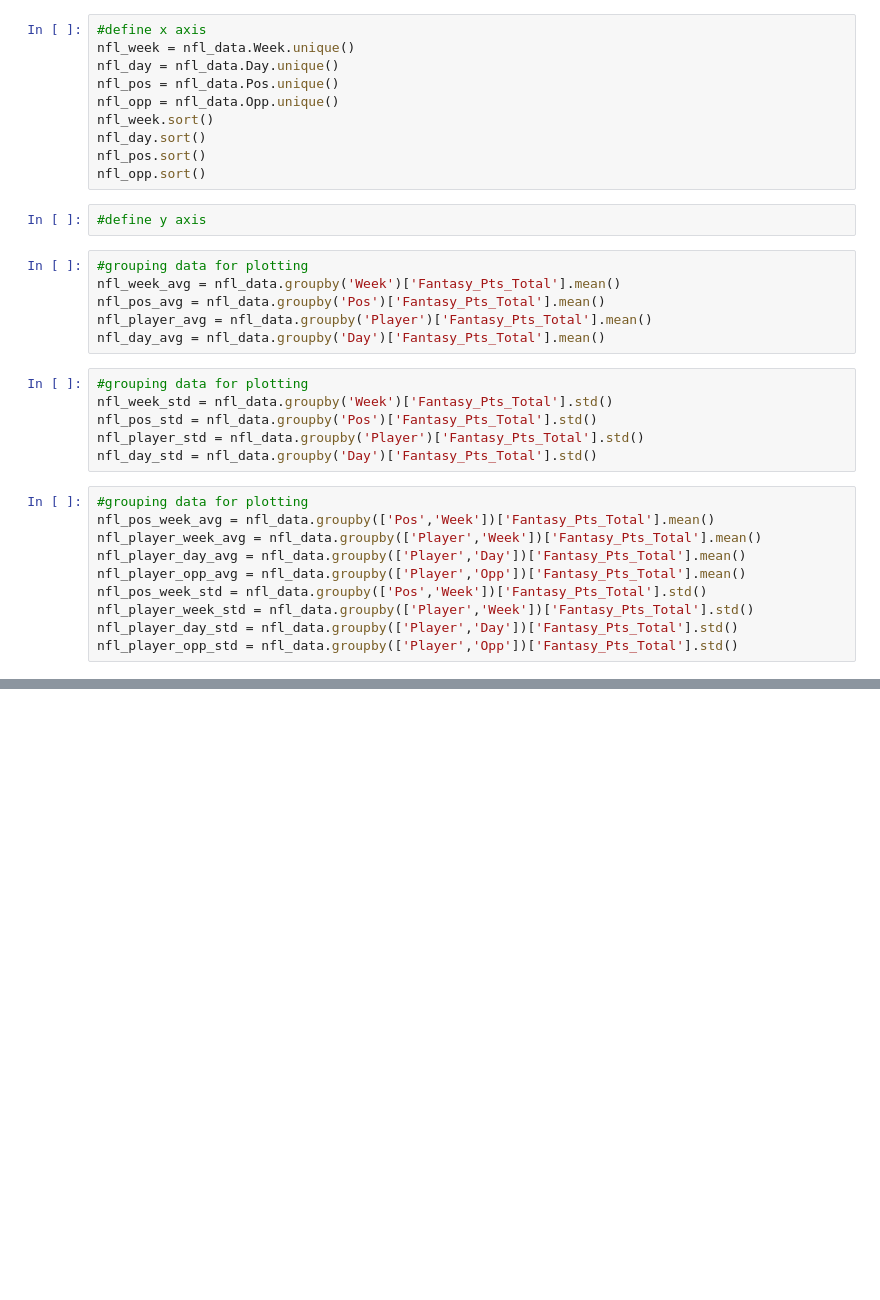
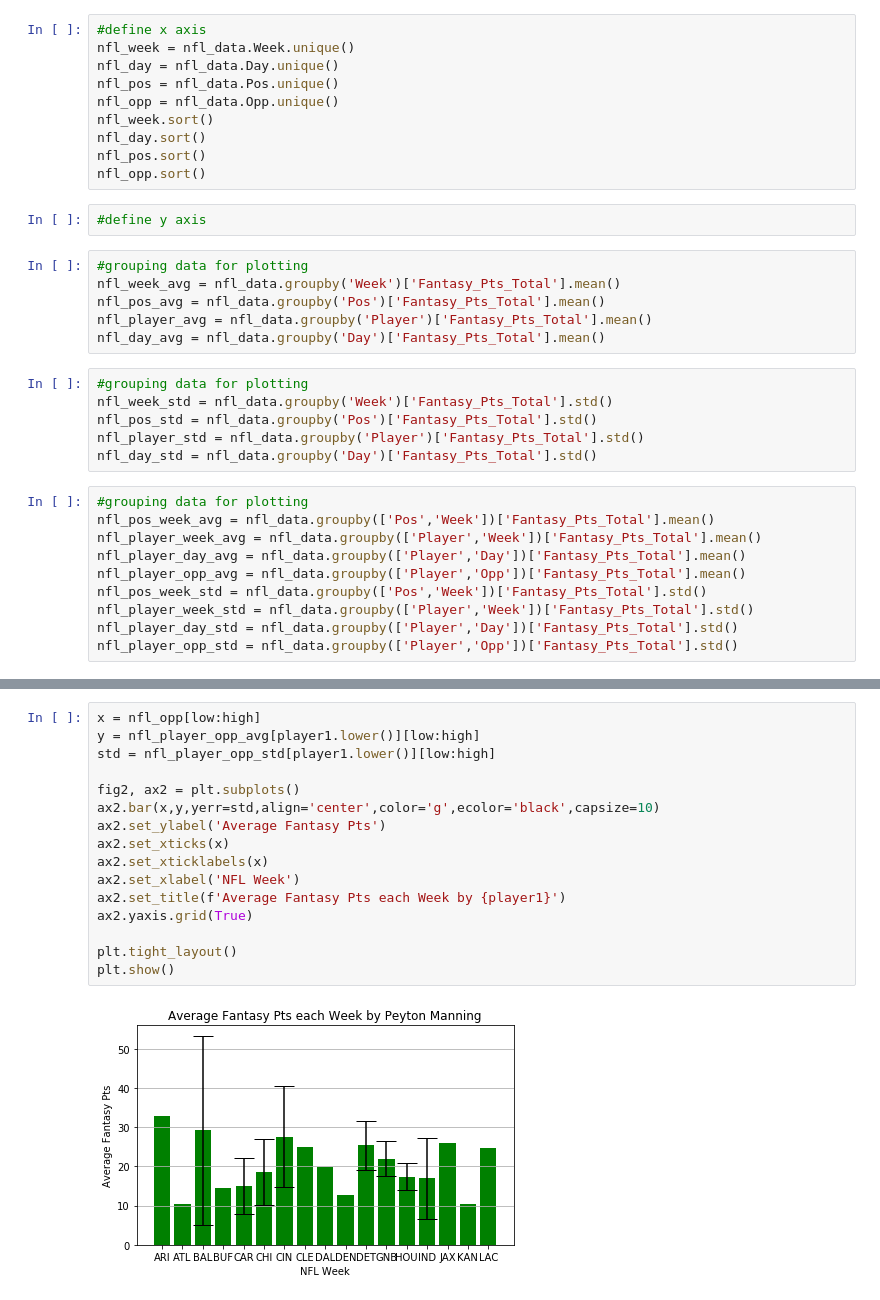
Before and after one commit to cuddebtj/Final-Project, a Jupyter notebook: NFL Data.ipynb, the cells around one changed output, grey strips where cells are left out. Saved outputs shown, nothing was run; the diff lists cells and outputs as text; blank space fills up the shorter version.

```diff
--- a/NFL Data.ipynb
+++ b/NFL Data.ipynb
@@ -149,0 +179,18 @@ plt.show()
+# %%
+x = nfl_opp[low:high]
+y = nfl_player_opp_avg[player1.lower()][low:high]
+std = nfl_player_opp_std[player1.lower()][low:high]
+
+fig2, ax2 = plt.subplots()
+ax2.bar(x,y,yerr=std,align='center',color='g',ecolor='black',capsize=10)
+ax2.set_ylabel('Average Fantasy Pts')
+ax2.set_xticks(x)
+ax2.set_xticklabels(x)
+ax2.set_xlabel('NFL Week')
+ax2.set_title(f'Average Fantasy Pts each Week by {player1}')
+ax2.yaxis.grid(True)
+
+plt.tight_layout()
+plt.show()
+# %% [output]
+[figure, added]
```
Also changed, not shown: parts of 7 cells of this notebook.
